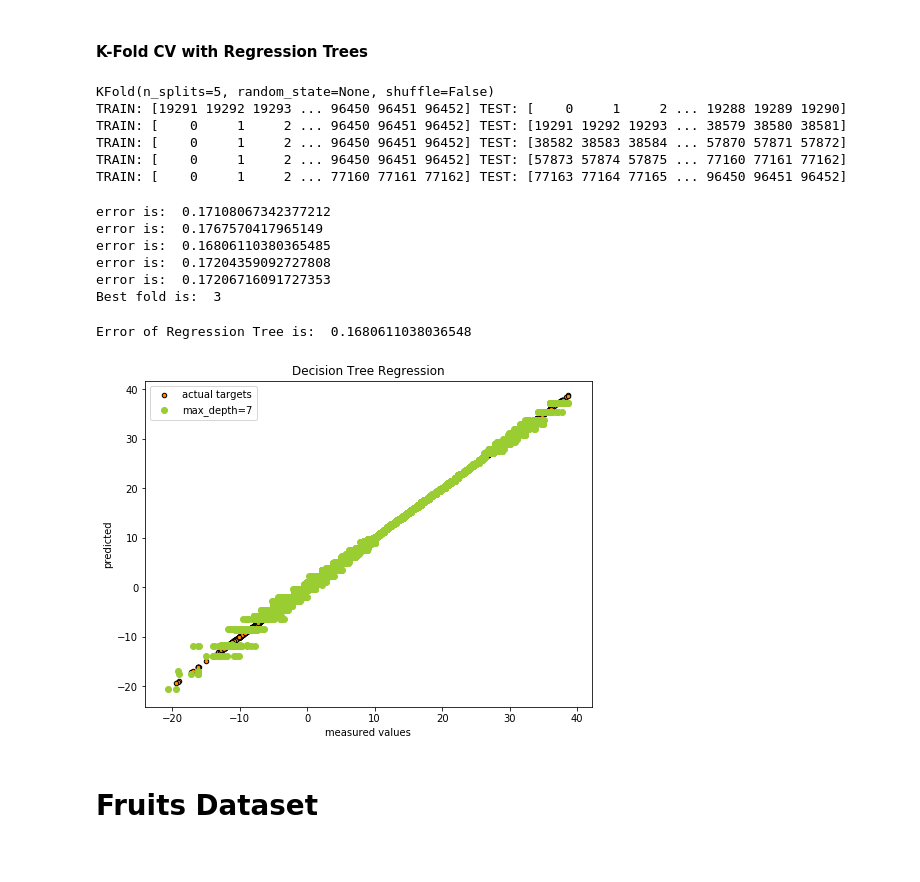
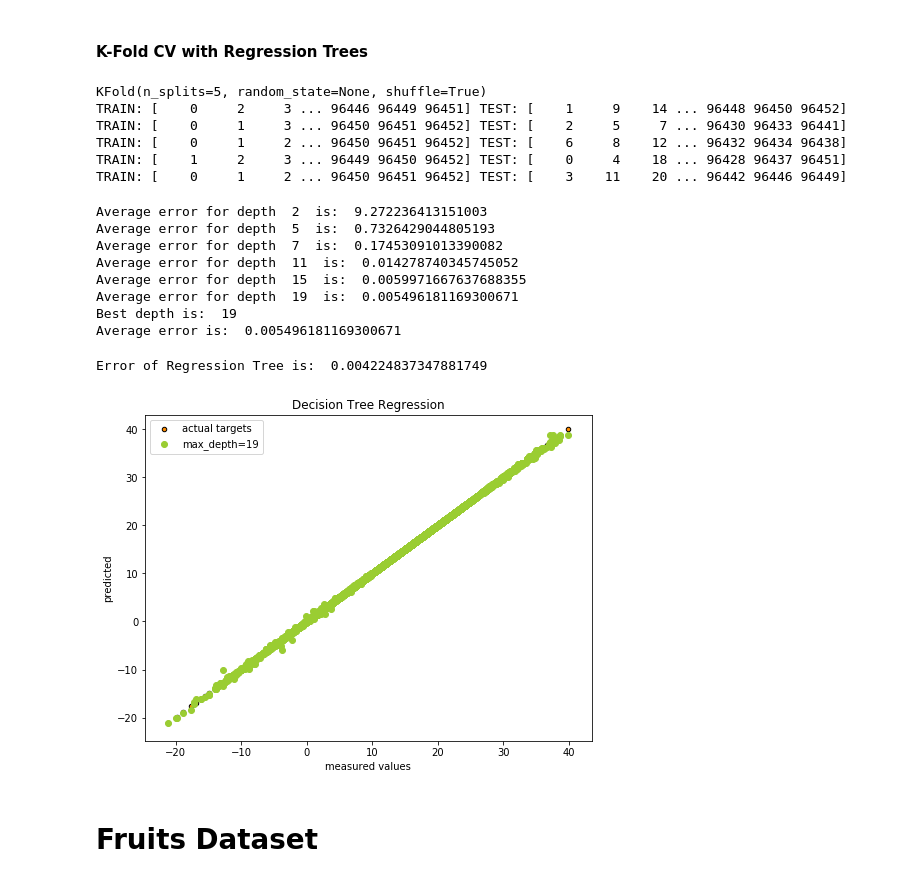
Before and after one commit to safashaikh/MLFinalProj, a Jupyter notebook: MLFinalProj.ipynb, the cells around one changed output. Cells and saved outputs as stored; diff of their text form; code cells hidden in the pictures.

```diff
--- a/MLFinalProj.ipynb
+++ b/MLFinalProj.ipynb
@@ -281,18 +281,18 @@ plt.show()
 # %% [markdown]
 #### K-Fold CV with Regression Trees
 # %%
-def RegTree(X_train,X_test,y_train,y_test):
-    REG = DecisionTreeRegressor(max_depth=7)
+def RegTree(X_train,X_test,y_train,y_test,max_depth=7):
+    REG = DecisionTreeRegressor(max_depth=max_depth)
     REG.fit(X_train,y_train)
     y_pred = REG.predict(X_test)
     error = LA.norm(y_test-y_pred)**2/y_test.shape[0]
-    print("error is: ", error)
+    #print("error is: ", error)
     return error
 # %%
 from sklearn.model_selection import KFold
 X = data
 y = target
-kf = KFold(n_splits=5)
+kf = KFold(n_splits=5, shuffle=True)
 kf.get_n_splits(X)
 print(kf)
 X_tr_l = []
@@ -308,49 +308,62 @@ for train_index, test_index in kf.split(X):
     y_tr_l.append(y_train)
     y_test_l.append(y_test)
 # %% [output]
-KFold(n_splits=5, random_state=None, shuffle=False)
-TRAIN: [19291 19292 19293 ... 96450 96451 96452] TEST: [    0     1     2 ... 19288 19289 19290]
-TRAIN: [    0     1     2 ... 96450 96451 96452] TEST: [19291 19292 19293 ... 38579 38580 38581]
-TRAIN: [    0     1     2 ... 96450 96451 96452] TEST: [38582 38583 38584 ... 57870 57871 57872]
-TRAIN: [    0     1     2 ... 96450 96451 96452] TEST: [57873 57874 57875 ... 77160 77161 77162]
-TRAIN: [    0     1     2 ... 77160 77161 77162] TEST: [77163 77164 77165 ... 96450 96451 96452]
+KFold(n_splits=5, random_state=None, shuffle=True)
+TRAIN: [    0     2     3 ... 96446 96449 96451] TEST: [    1     9    14 ... 96448 96450 96452]
+TRAIN: [    0     1     3 ... 96450 96451 96452] TEST: [    2     5     7 ... 96430 96433 96441]
+TRAIN: [    0     1     2 ... 96450 96451 96452] TEST: [    6     8    12 ... 96432 96434 96438]
+TRAIN: [    1     2     3 ... 96449 96450 96452] TEST: [    0     4    18 ... 96428 96437 96451]
+TRAIN: [    0     1     2 ... 96450 96451 96452] TEST: [    3    11    20 ... 96442 96446 96449]
 # %%
-errors = []
-for i in range(len(X_tr_l)):
-    errors.append(RegTree(X_tr_l[i],X_test_l[i],y_tr_l[i],y_test_l[i]))
-idx = np.argmin(errors)
-X_train = X_tr_l[idx]
-X_test = X_test_l[idx]
-y_train = y_tr_l[idx]
-y_test= y_test_l[idx]
-print("Best fold is: ",idx+1)
+depths = [2,5,7,11,15,19]
+davgerr = []
+foldidx = []
+for d in depths:
+    errors = []
+    for i in range(len(X_tr_l)):
+        errors.append(RegTree(X_tr_l[i],X_test_l[i],y_tr_l[i],y_test_l[i],d))
+    idx = np.argmin(errors)
+    foldidx.append(idx)
+    avgerror = np.mean(errors)
+    print("Average error for depth ",d," is: ",avgerror)
+    davgerr.append(avgerror)
+didx = np.argmin(davgerr)
+X_train = X_tr_l[foldidx[didx]]
+X_test = X_test_l[foldidx[didx]]
+y_train = y_tr_l[foldidx[didx]]
+y_test= y_test_l[foldidx[didx]]
+best_depth = depths[didx]
+print("Best depth is: ",best_depth)
+print("Average error is: ",avgerror)
 # %% [output]
-error is:  0.17108067342377212
-error is:  0.1767570417965149
-error is:  0.16806110380365485
-error is:  0.17204359092727808
-error is:  0.17206716091727353
-Best fold is:  3
+Average error for depth  2  is:  9.272236413151003
+Average error for depth  5  is:  0.7326429044805193
+Average error for depth  7  is:  0.17453091013390082
+Average error for depth  11  is:  0.014278740345745052
+Average error for depth  15  is:  0.0059971667637688355
+Average error for depth  19  is:  0.005496181169300671
+Best depth is:  19
+Average error is:  0.005496181169300671
 # %%
-REG = DecisionTreeRegressor(max_depth=7)
+REG = DecisionTreeRegressor(max_depth=best_depth)
 REG.fit(X_train,y_train)
 y_pred = REG.predict(X_test)
 error = LA.norm(y_test-y_pred)**2/y_test.shape[0]
 print("Error of Regression Tree is: ",error)
 # %% [output]
-Error of Regression Tree is:  0.1680611038036548
+Error of Regression Tree is:  0.004224837347881749
 # %%
 # Plot the results
 plt.figure(figsize=(8,6))
 plt.scatter(y_test, y_test, s=20, edgecolor="black", c="darkorange", label="actual targets")
-plt.scatter(y_test, y_pred, color="yellowgreen", label="max_depth=7")
+plt.scatter(y_test, y_pred, color="yellowgreen", label="max_depth={}".format(best_depth))
 plt.xlabel("measured values")
 plt.ylabel("predicted")
 plt.title("Decision Tree Regression")
 plt.legend()
 plt.show()
 # %% [output]
-[figure, old version]
+[figure, new version]
 # %% [markdown]
 # Fruits Dataset
 # %% [markdown]
```
Also changed, not shown: parts of 7 cells of this notebook.
